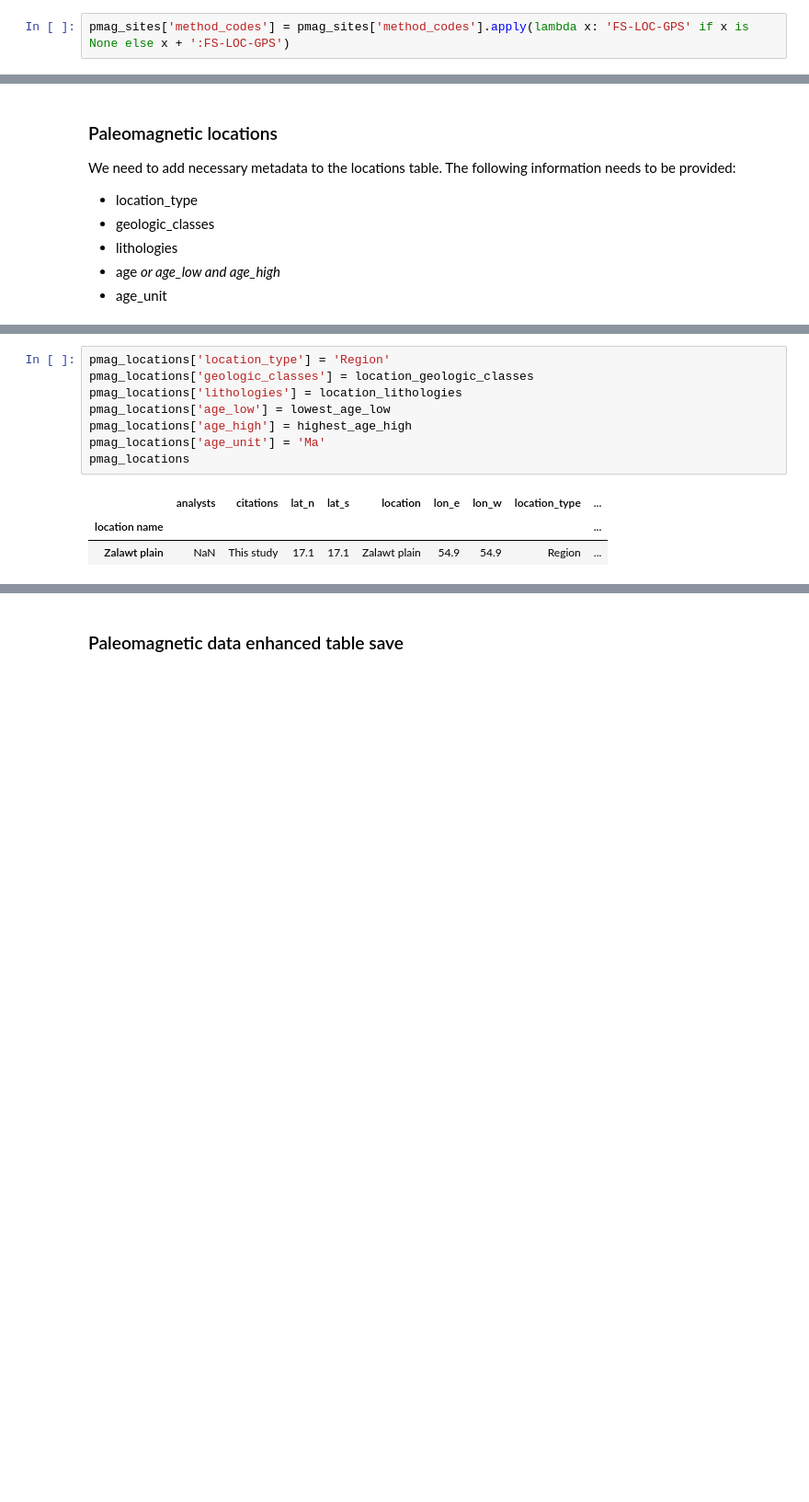
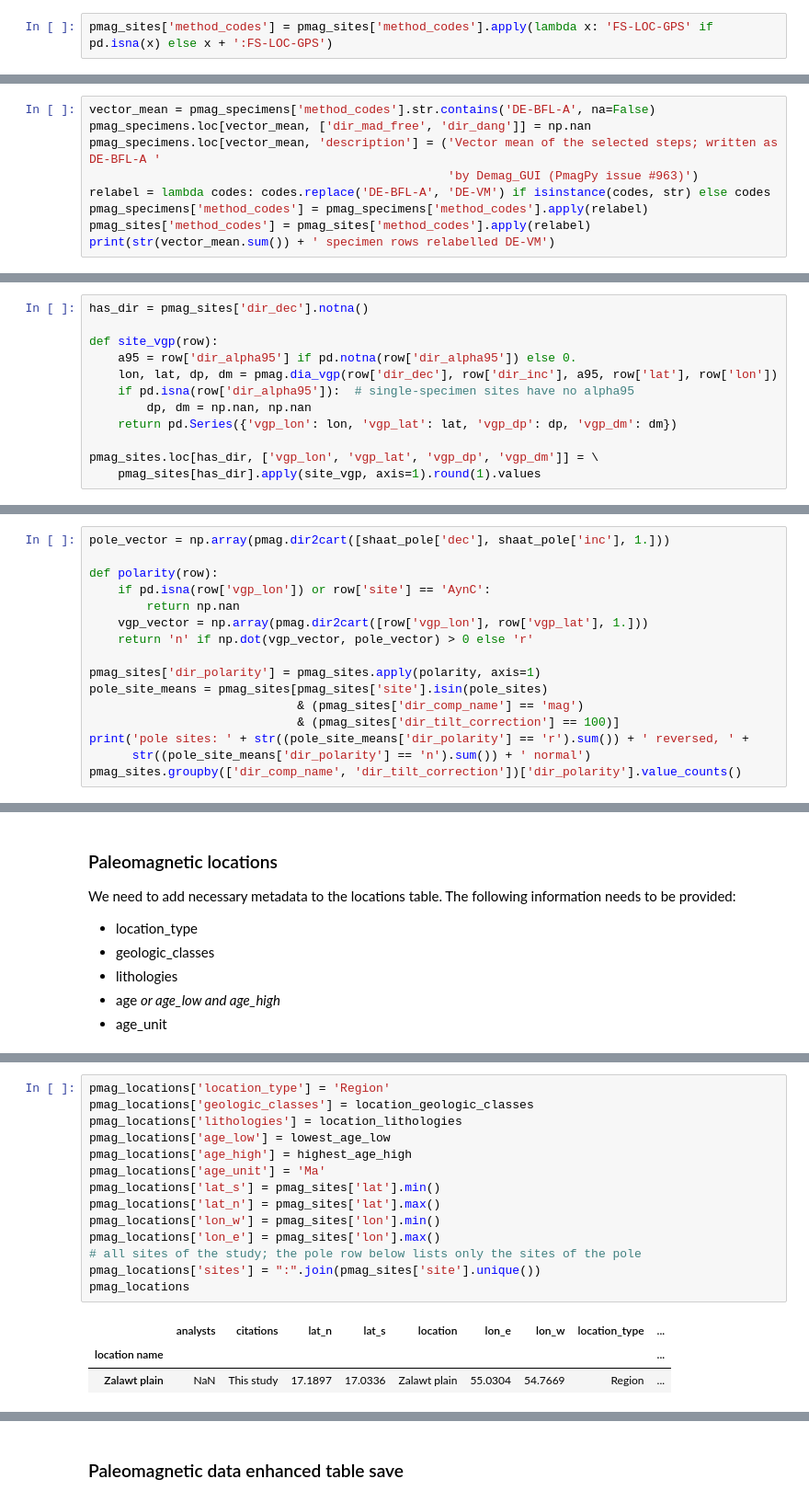
Before and after one commit to Swanson-Hysell-Group/2025_Oman_Paleogeography, a Jupyter notebook: code/MagIC_contribution.ipynb, the cells around one changed output, grey strips where cells are left out. Shown at 92% size. Cells and saved outputs as stored; diff of their text form; blank space fills up the shorter version.

```diff
--- a/code/MagIC_contribution.ipynb
+++ b/code/MagIC_contribution.ipynb
@@ -78,7 +82,7 @@ pmag_sites['citations'] = pmag_sites['citations'].fillna('This study')
 # %% [markdown]
 All site locations were determined with GPS and that should be added to the method codes. The code below appends that to the existing method codes or puts that in as the single method codes if they are not yet other method codes.
 # %%
-pmag_sites['method_codes'] = pmag_sites['method_codes'].apply(lambda x: 'FS-LOC-GPS' if x is None else x + ':FS-LOC-GPS')
+pmag_sites['method_codes'] = pmag_sites['method_codes'].apply(lambda x: 'FS-LOC-GPS' if pd.isna(x) else x + ':FS-LOC-GPS')
 # %% [markdown]
 The criteria column in the sites is not used for this data set so will be dropped.
 # %%
@@ -135,0 +204,9 @@ pmag_specimens['citations'] = pmag_specimens['citations'].fillna('This study')
+# %%
+vector_mean = pmag_specimens['method_codes'].str.contains('DE-BFL-A', na=False)
+pmag_specimens.loc[vector_mean, ['dir_mad_free', 'dir_dang']] = np.nan
+pmag_specimens.loc[vector_mean, 'description'] = ('Vector mean of the selected steps; written as DE-BFL-A '
+                                                  'by Demag_GUI (PmagPy issue #963)')
+relabel = lambda codes: codes.replace('DE-BFL-A', 'DE-VM') if isinstance(codes, str) else codes
+pmag_specimens['method_codes'] = pmag_specimens['method_codes'].apply(relabel)
+pmag_sites['method_codes'] = pmag_sites['method_codes'].apply(relabel)
+print(str(vector_mean.sum()) + ' specimen rows relabelled DE-VM')
@@ -135,0 +221,12 @@ pmag_specimens['citations'] = pmag_specimens['citations'].fillna('This study')
+# %%
+has_dir = pmag_sites['dir_dec'].notna()
+
+def site_vgp(row):
+    a95 = row['dir_alpha95'] if pd.notna(row['dir_alpha95']) else 0.
+    lon, lat, dp, dm = pmag.dia_vgp(row['dir_dec'], row['dir_inc'], a95, row['lat'], row['lon'])
+    if pd.isna(row['dir_alpha95']):  # single-specimen sites have no alpha95
+        dp, dm = np.nan, np.nan
+    return pd.Series({'vgp_lon': lon, 'vgp_lat': lat, 'vgp_dp': dp, 'vgp_dm': dm})
+
+pmag_sites.loc[has_dir, ['vgp_lon', 'vgp_lat', 'vgp_dp', 'vgp_dm']] = \
+    pmag_sites[has_dir].apply(site_vgp, axis=1).round(1).values
@@ -135,0 +270,16 @@ pmag_specimens['citations'] = pmag_specimens['citations'].fillna('This study')
+# %%
+pole_vector = np.array(pmag.dir2cart([shaat_pole['dec'], shaat_pole['inc'], 1.]))
+
+def polarity(row):
+    if pd.isna(row['vgp_lon']) or row['site'] == 'AynC':
+        return np.nan
+    vgp_vector = np.array(pmag.dir2cart([row['vgp_lon'], row['vgp_lat'], 1.]))
+    return 'n' if np.dot(vgp_vector, pole_vector) > 0 else 'r'
+
+pmag_sites['dir_polarity'] = pmag_sites.apply(polarity, axis=1)
+pole_site_means = pmag_sites[pmag_sites['site'].isin(pole_sites)
+                             & (pmag_sites['dir_comp_name'] == 'mag')
+                             & (pmag_sites['dir_tilt_correction'] == 100)]
+print('pole sites: ' + str((pole_site_means['dir_polarity'] == 'r').sum()) + ' reversed, ' +
+      str((pole_site_means['dir_polarity'] == 'n').sum()) + ' normal')
+pmag_sites.groupby(['dir_comp_name', 'dir_tilt_correction'])['dir_polarity'].value_counts()
@@ -154,12 +325,18 @@ lowest_age_low = pmag_sites['age_low'].min()
 # %%
 pmag_locations['location_type'] = 'Region'
 pmag_locations['geologic_classes'] = location_geologic_classes
 pmag_locations['lithologies'] = location_lithologies
 pmag_locations['age_low'] = lowest_age_low
 pmag_locations['age_high'] = highest_age_high
 pmag_locations['age_unit'] = 'Ma'
+pmag_locations['lat_s'] = pmag_sites['lat'].min()
+pmag_locations['lat_n'] = pmag_sites['lat'].max()
+pmag_locations['lon_w'] = pmag_sites['lon'].min()
+pmag_locations['lon_e'] = pmag_sites['lon'].max()
+# all sites of the study; the pole row below lists only the sites of the pole
+pmag_locations['sites'] = ":".join(pmag_sites['site'].unique())
 pmag_locations
 # %% [output]
 |  | analysts | citations | lat_n | lat_s | location | lon_e | lon_w | location_type | ... |
 | location name |  |  |  |  |  |  |  |  | ... |
-| Zalawt plain | NaN | This study | 17.1 | 17.1 | Zalawt plain | 54.9 | 54.9 | Region | ... |
+| Zalawt plain | NaN | This study | 17.1897 | 17.0336 | Zalawt plain | 55.0304 | 54.7669 | Region | ... |
```
Also changed, not shown: parts of 35 cells of this notebook, 15 other files.
